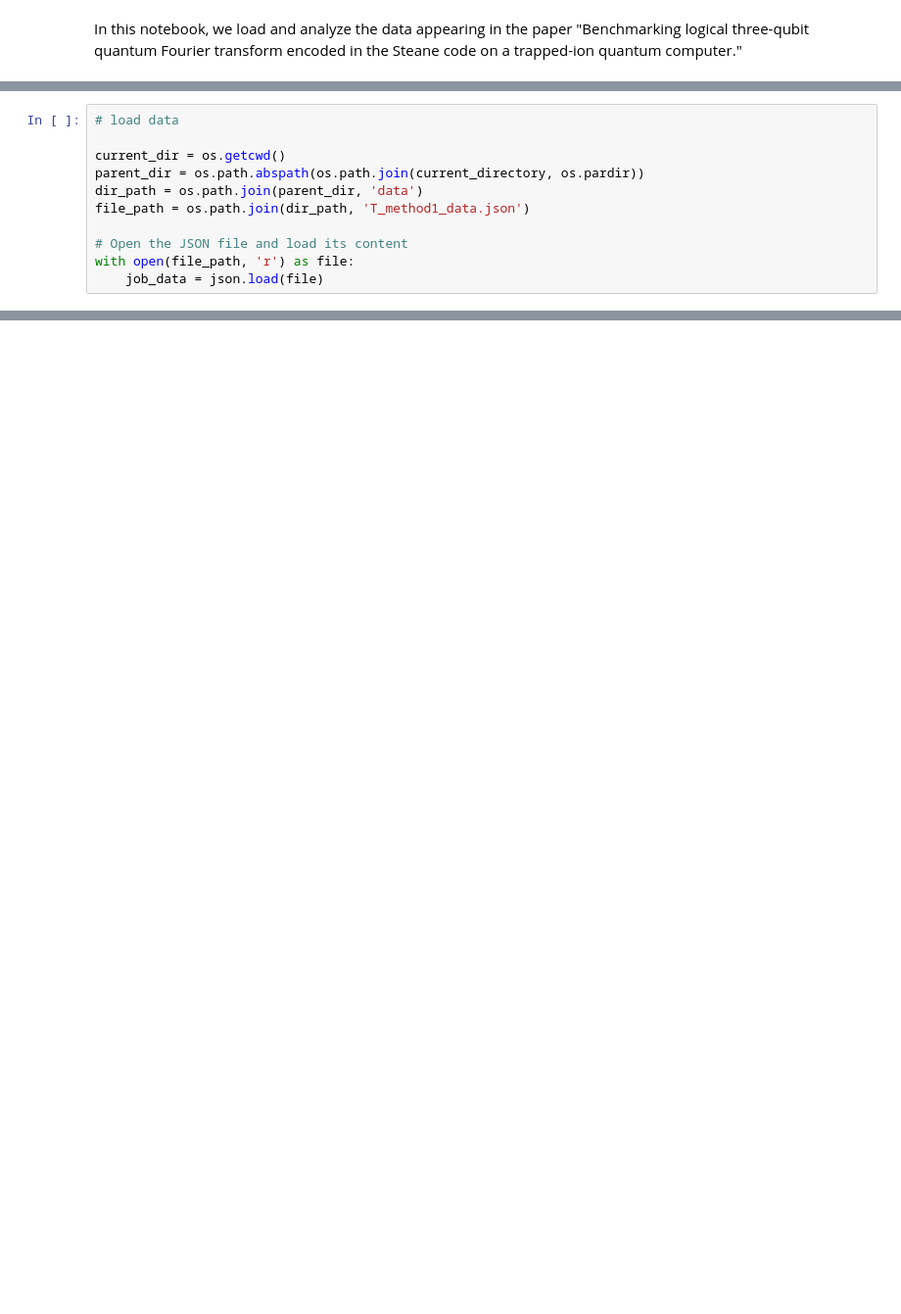
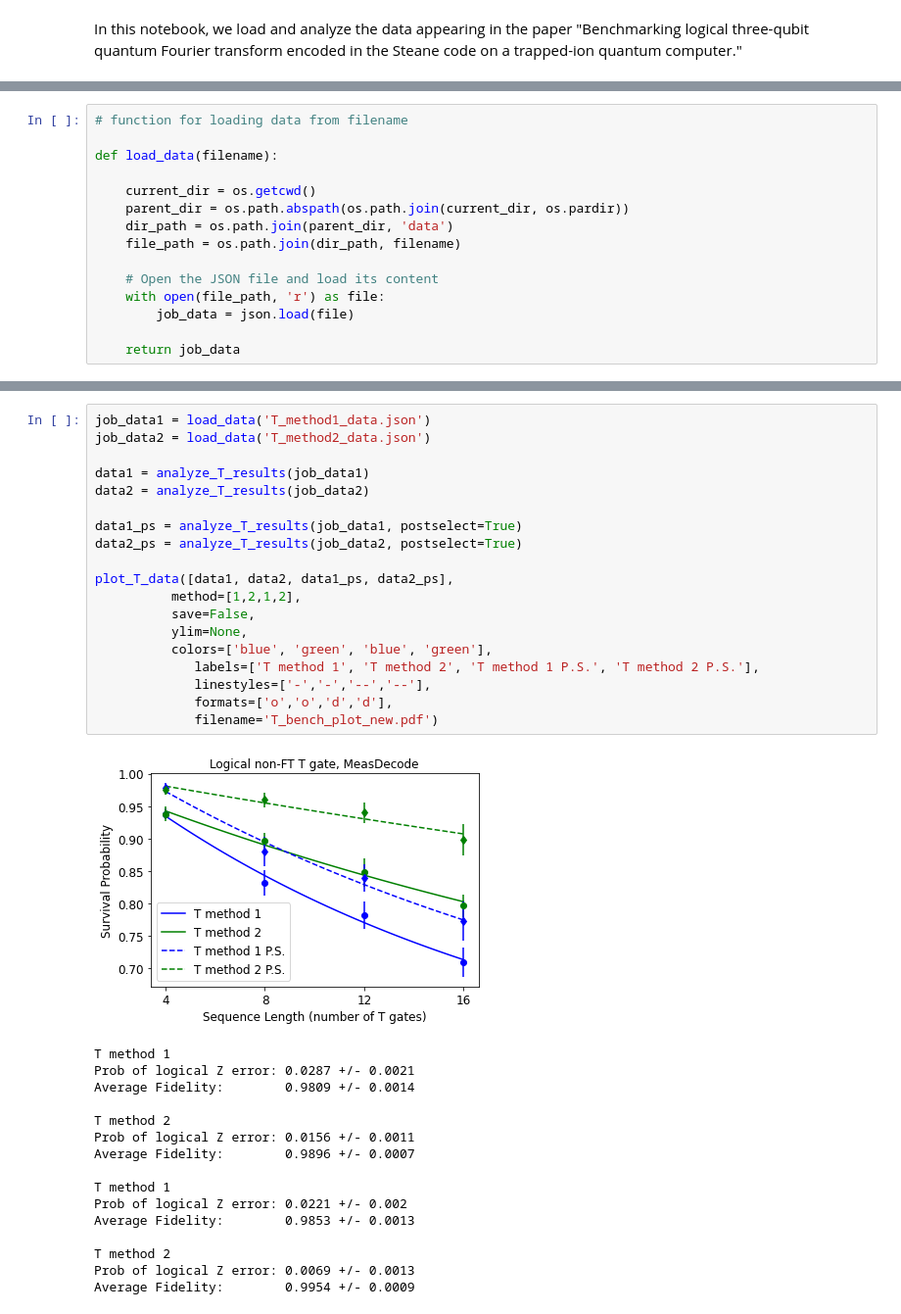
Before and after one commit to khmayer01/Logical-QFT-paper-data, a Jupyter notebook: analysis/Analyze data for paper.ipynb, the cells around one changed output, grey strips where cells are left out. Shown: that part at 98% size. Cells and saved outputs as stored; diff of their text form; blank space fills up the shorter version.

Commit message:
added analysis functions file and T benchmark plots to notebook

```diff
--- a/analysis/Analyze data for paper.ipynb
+++ b/analysis/Analyze data for paper.ipynb
@@ -142,11 +12,15 @@ def plot_data(data, method=2, save=False,ylim=None,
-# %%
-# load data
-
-current_dir = os.getcwd()
-parent_dir = os.path.abspath(os.path.join(current_directory, os.pardir))
-dir_path = os.path.join(parent_dir, 'data')
-file_path = os.path.join(dir_path, 'T_method1_data.json')
-
-# Open the JSON file and load its content
-with open(file_path, 'r') as file:
-    job_data = json.load(file)
+# %%
+# function for loading data from filename
+
+def load_data(filename):
+
+    current_dir = os.getcwd()
+    parent_dir = os.path.abspath(os.path.join(current_dir, os.pardir))
+    dir_path = os.path.join(parent_dir, 'data')
+    file_path = os.path.join(dir_path, filename)
+
+    # Open the JSON file and load its content
+    with open(file_path, 'r') as file:
+        job_data = json.load(file)
+
+    return job_data
@@ -152,0 +29,36 @@ with open(file_path, 'r') as file:
+# %%
+job_data1 = load_data('T_method1_data.json')
+job_data2 = load_data('T_method2_data.json')
+
+data1 = analyze_T_results(job_data1)
+data2 = analyze_T_results(job_data2)
+
+data1_ps = analyze_T_results(job_data1, postselect=True)
+data2_ps = analyze_T_results(job_data2, postselect=True)
+
+plot_T_data([data1, data2, data1_ps, data2_ps],
+          method=[1,2,1,2],
+          save=False,
+          ylim=None,
+          colors=['blue', 'green', 'blue', 'green'],
+             labels=['T method 1', 'T method 2', 'T method 1 P.S.', 'T method 2 P.S.'],
+             linestyles=['-','-','--','--'],
+             formats=['o','o','d','d'],
+             filename='T_bench_plot_new.pdf')
+# %% [output]
+[figure, added]
+T method 1
+Prob of logical Z error: 0.0287 +/- 0.0021
+Average Fidelity:        0.9809 +/- 0.0014
+
+T method 2
+Prob of logical Z error: 0.0156 +/- 0.0011
+Average Fidelity:        0.9896 +/- 0.0007
+
+T method 1
+Prob of logical Z error: 0.0221 +/- 0.002
+Average Fidelity:        0.9853 +/- 0.0013
+
+T method 2
+Prob of logical Z error: 0.0069 +/- 0.0013
+Average Fidelity:        0.9954 +/- 0.0009
```
Also changed, not shown: parts of 3 cells of this notebook, 2 other files.
